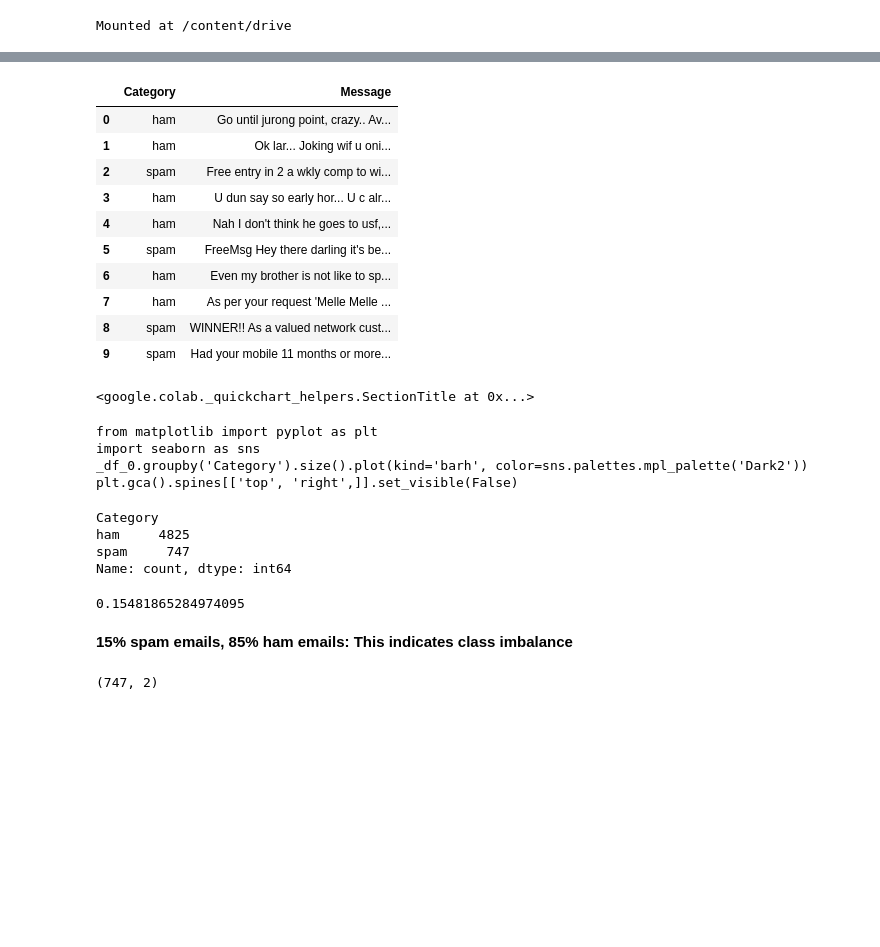
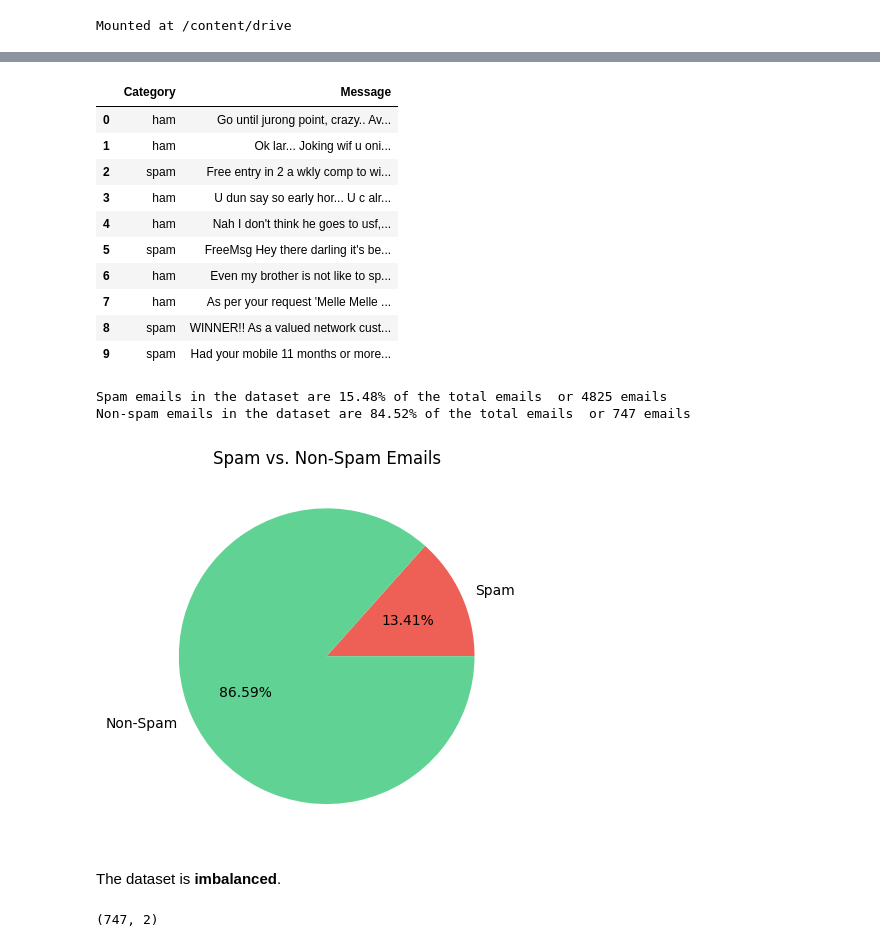
Before and after one commit to hugohiraoka/Spam_Email_Classification_Using_BERT, a Jupyter notebook: Classifying_Email_SPAM_using_BERT.ipynb, the cells around one changed output, grey strips where cells are left out. Drawn from its saved outputs; the diff is of its cells as text; code cells hidden in the pictures; blank space fills up the shorter version.

```diff
--- a/Classifying_Email_SPAM_using_BERT.ipynb
+++ b/Classifying_Email_SPAM_using_BERT.ipynb
@@ -103,7 +107,7 @@ Mounted at /content/drive
 # %%
 import pandas as pd
 
-df = pd.read_csv("/content/drive/MyDrive/Colab Notebooks/Email-span/spam.csv", encoding='ISO-8859-1')
+df = pd.read_csv("/content/drive/MyDrive/Notebooks/Spam_Email/spam.csv", encoding='ISO-8859-1')
 df.head(10)
 # %% [output]
 |  | Category | Message |
@@ -117,24 +121,33 @@ df.head(10)
 | 7 | ham | As per your request 'Melle Melle ... |
 | 8 | spam | WINNER!! As a valued network cust... |
 | 9 | spam | Had your mobile 11 months or more... |
-<google.colab._quickchart_helpers.SectionTitle at 0x...>
-from matplotlib import pyplot as plt
-import seaborn as sns
-_df_0.groupby('Category').size().plot(kind='barh', color=sns.palettes.mpl_palette('Dark2'))
-plt.gca().spines[['top', 'right',]].set_visible(False)
-# %%
-df['Category'].value_counts()
-# %% [output]
-Category
-ham     4825
-spam     747
-Name: count, dtype: int64
-# %%
-747/4825
-# %% [output]
-0.15481865284974095
-# %% [markdown]
-**15% spam emails, 85% ham emails: This indicates class imbalance**
+# %%
+ham = df['Category'].value_counts()[0]
+spam = df['Category'].value_counts()[1]
+ratio = spam/ham
+print("Spam emails in the dataset are {:.2f}% of the total emails".format(ratio*100)," or {:d} emails".format(ham))
+print("Non-spam emails in the dataset are {:.2f}% of the total emails".format((1-ratio)*100)," or {:d} emails".format(spam))
+# %% [output]
+Spam emails in the dataset are 15.48% of the total emails  or 4825 emails
+Non-spam emails in the dataset are 84.52% of the total emails  or 747 emails
+# %%
+import matplotlib.pyplot as plt
+
+# Create a list of colors for the pie chart
+colors = ["#EE6055", "#60D394"]
+
+# Create a pie chart with the spam and non-spam percentages
+plt.pie([spam, ham], labels=["Spam", "Non-Spam"], colors=colors, autopct="%.2f%%")
+
+# Add a title to the pie chart
+plt.title("Spam vs. Non-Spam Emails")
+
+# Show the pie chart
+plt.show()
+# %% [output]
+[figure, added]
+# %% [markdown]
+The dataset is **imbalanced**.
 # %%
 df_spam = df[df['Category']=='spam']
 df_spam.shape
```
Also changed, not shown: parts of 40 cells of this notebook.
